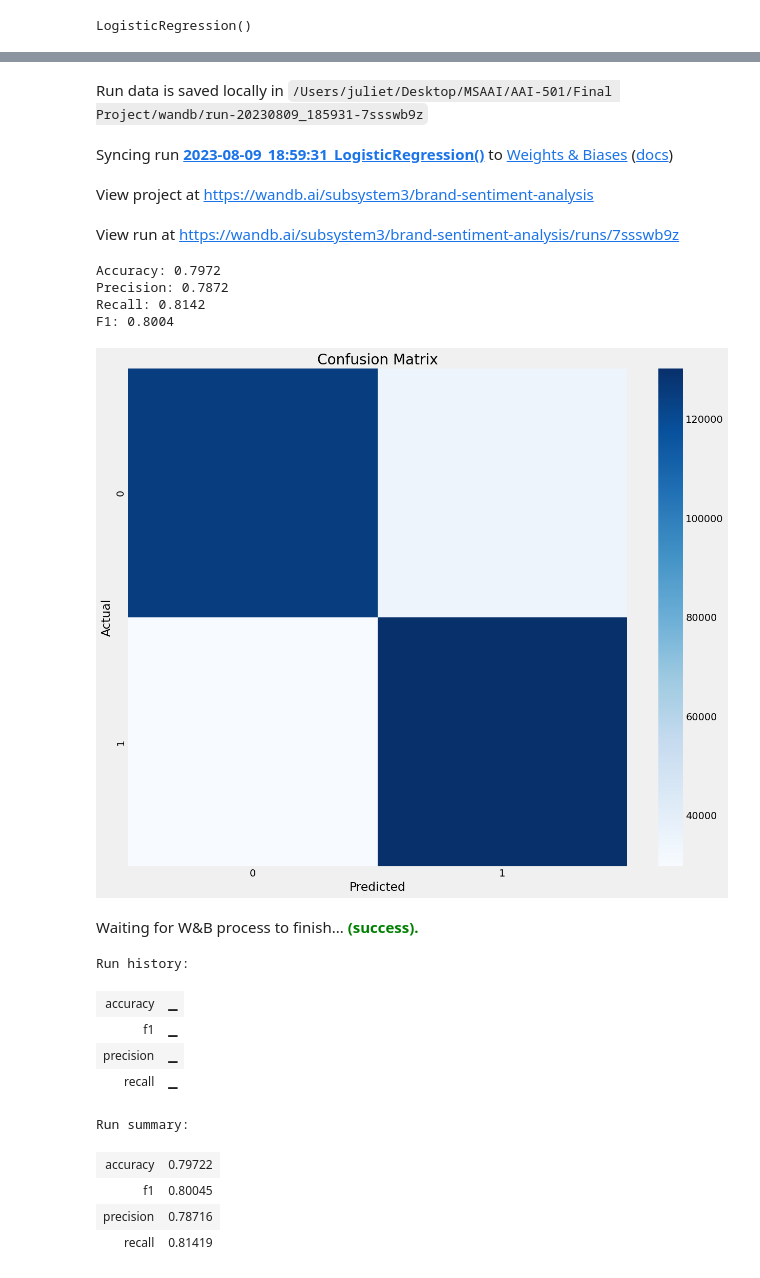
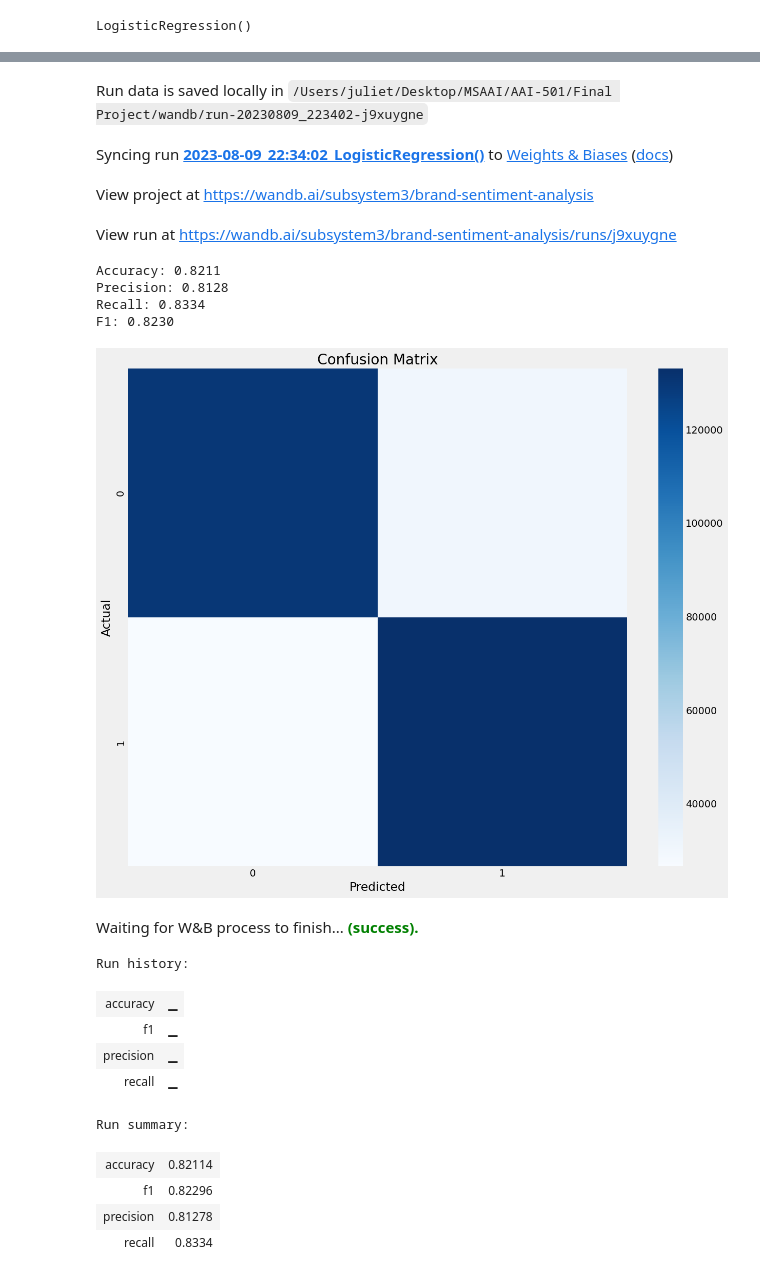
Before and after one commit to subsystem3/project, a Jupyter notebook: project.ipynb, the cells around one changed output, grey strips where cells are left out. Cells and saved outputs as stored; diff of their text form; code cells hidden in the pictures.

```diff
--- a/project.ipynb
+++ b/project.ipynb
@@ -1651,7 +1647,7 @@ wandb.login(key=os.getenv("WANDB_API_KEY"))
 brand_classifiers = []
 sentiment_classifiers = []
 # %%
-def evaluateClassicalModel(model, xtest, ytest, class_labels, avg="macro", multiclass=False):
+def evaluateClassicalModel(model_name, model, xtest, ytest, class_labels, avg="macro", multiclass=False):
     with wandb.init(
         project="brand-sentiment-analysis",
         config={"model": model},
@@ -1666,14 +1662,12 @@ def evaluateClassicalModel(model, xtest, ytest, class_labels, avg="macro", multi
             precision = precision_score(ytest, predictions, average=avg)
             recall = recall_score(ytest, predictions, average=avg)
             f1 = f1_score(ytest, predictions, average=avg)
-            #roc_auc = roc_auc_score(ytest, predictions, multi_class='ovr')
         else:
             precision = precision_score(ytest, predictions)
             recall = recall_score(ytest, predictions)
             f1 = f1_score(ytest, predictions)
-            #roc_auc = roc_auc_score(ytest, predictions)
 
-        candidate = (model, f1)
+        candidate = (model_name, model, f1)
         if multiclass and candidate not in brand_classifiers:
             brand_classifiers.append(candidate)
         elif not multiclass and candidate not in sentiment_classifiers:
@@ -1684,9 +1678,8 @@ def evaluateClassicalModel(model, xtest, ytest, class_labels, avg="macro", multi
         print(f"Precision: {precision:.4f}")
         print(f"Recall: {recall:.4f}")
         print(f"F1: {f1:.4f}")
-        #print(f"ROC-AUC: {roc_auc:.4f}")
         if multiclass:
-            print(f"Using {avg} average")
+            print(f"Metrics obtained using {avg} average")
 
         if multiclass:
             report = classification_report(
@@ -1695,8 +1688,11 @@ def evaluateClassicalModel(model, xtest, ytest, class_labels, avg="macro", multi
 
             report_df = pd.DataFrame(report).transpose()
             report_df.drop(["macro avg", "weighted avg", "accuracy"], inplace=True)
-            report_df = report_df.sort_values("f1-score", ascending=False)
+            report_df = report_df.reset_index().rename(columns={'index': 'class_name'})
+            report_df = report_df.sort_values("f1-score", ascending=False).reset_index(drop=True)
+            tbl = wandb.Table(data=report_df)
             display(report_df)
+
 
         # Construct confusion matrix
         cm = confusion_matrix(ytest, predictions)
@@ -1719,7 +1715,6 @@ def evaluateClassicalModel(model, xtest, ytest, class_labels, avg="macro", multi
                 "precision": precision,
                 "recall": recall,
                 "f1": f1,
-                #"roc_auc": roc_auc,
                 "confusion_matrix":
                 wandb.plot.confusion_matrix(
                     probs=None,
@@ -1729,6 +1724,9 @@ def evaluateClassicalModel(model, xtest, ytest, class_labels, avg="macro", multi
             }
         )
 
+        if multiclass:
+            wandb.log({"classification_report" : tbl})
+
         # Log model
         artifact = wandb.Artifact("model", type="model")
         joblib.dump(model, "model.pkl")
@@ -1912,31 +1995,37 @@ Logistic Regression is known for its simplicity and efficiency. It uses a logist
 # %%
-x = tweets_df["tweet"]
-y = tweets_df["sentiment"]
+x = tweets_df.tweet
+y = tweets_df.sentiment
+
 xtrain, xtest, ytrain, ytest = train_test_split(x, y, test_size=0.2)
+lr_vectorizer = TfidfVectorizer(ngram_range=(1, 2), max_features=500000)
+lr_vectorizer.fit(xtrain)
 
-vectorizer = CountVectorizer()
-vectorizer.fit(xtrain)
+xtrain = lr_vectorizer.transform(xtrain)
+xtest = lr_vectorizer.transform(xtest)
 
-xtrain = vectorizer.transform(xtrain)
-xtest = vectorizer.transform(xtest)
-
-logisticRegression_count_vectorizer = LogisticRegression()
-logisticRegression_count_vectorizer.fit(xtrain, ytrain)
+logisticRegression_tfidf = LogisticRegression()
+logisticRegression_tfidf.fit(xtrain, ytrain)
 # %% [output]
 LogisticRegression()
 # %%
-evaluateClassicalModel(logisticRegression_count_vectorizer, xtest, ytest, class_labels=[0, 1])
+evaluateClassicalModel(
+    'logisticRegression_tfidf',
+    logisticRegression_tfidf,
+    xtest,
+    ytest,
+    class_labels=[0, 1]
+)
 # %% [output]
 Tracking run with wandb version 0.15.8
-Run data is saved locally in /Users/juliet/Desktop/MSAAI/AAI-501/Final Project/wandb/run-20230809_185931-7ssswb9z
+Run data is saved locally in /Users/juliet/Desktop/MSAAI/AAI-501/Final Project/wandb/run-20230809_223402-j9xuygne
-Syncing run 2023-08-09_18:59:31_LogisticRegression() to Weights & Biases (docs)
+Syncing run 2023-08-09_22:34:02_LogisticRegression() to Weights & Biases (docs)
 View project at https://wandb.ai/subsystem3/brand-sentiment-analysis
-View run at https://wandb.ai/subsystem3/brand-sentiment-analysis/runs/7ssswb9z
+View run at https://wandb.ai/subsystem3/brand-sentiment-analysis/runs/j9xuygne
-Accuracy: 0.7972
-Precision: 0.7872
-Recall: 0.8142
-F1: 0.8004
+Accuracy: 0.8211
+Precision: 0.8128
+Recall: 0.8334
+F1: 0.8230
-[figure, old version]
+[figure, new version]
 Waiting for W&B process to finish... (success).
 Run history:
 | accuracy | ▁ |
@@ -1944,7 +2033,7 @@ Run history:
 | precision | ▁ |
 | recall | ▁ |
 Run summary:
-| accuracy | 0.79722 |
-| f1 | 0.80045 |
-| precision | 0.78716 |
-| recall | 0.81419 |
+| accuracy | 0.82114 |
+| f1 | 0.82296 |
+| precision | 0.81278 |
+| recall | 0.8334 |
```
Also changed, not shown: parts of 51 cells of this notebook, 8 other files.
